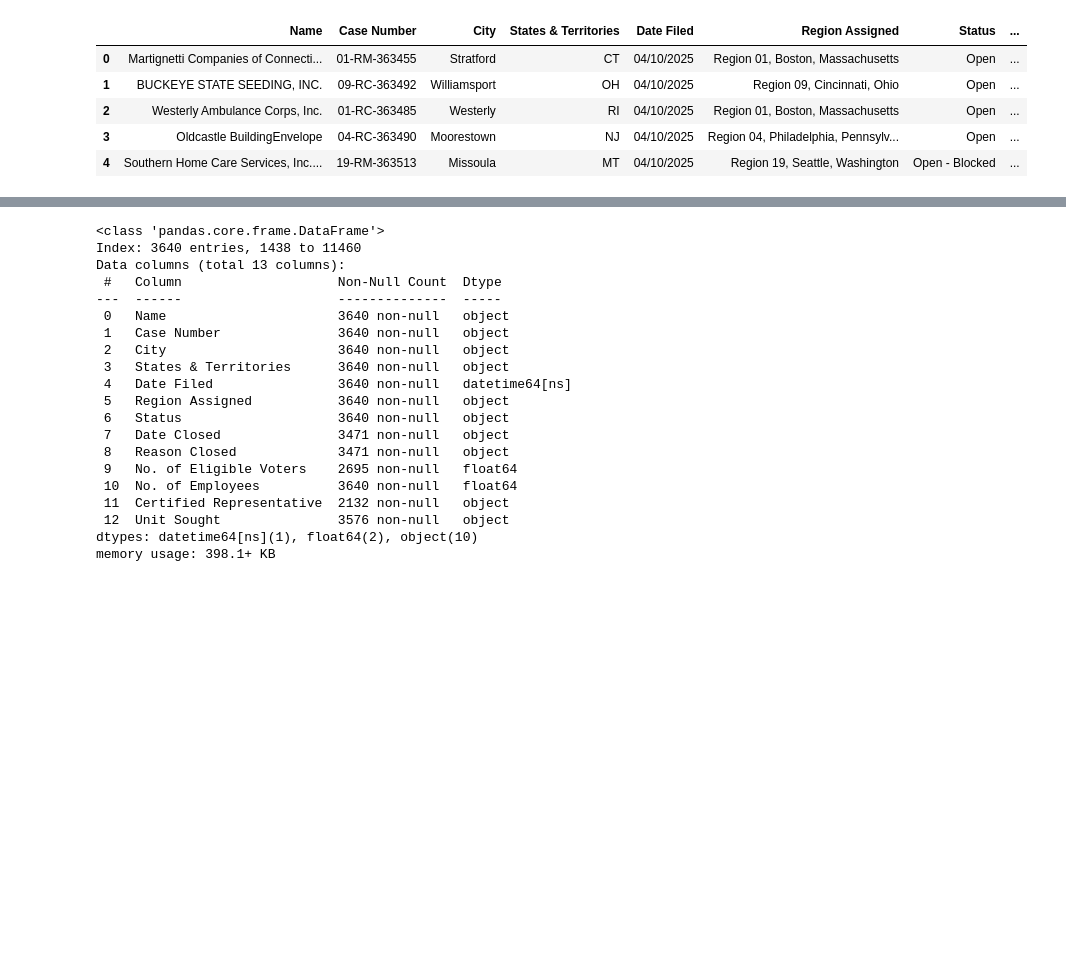
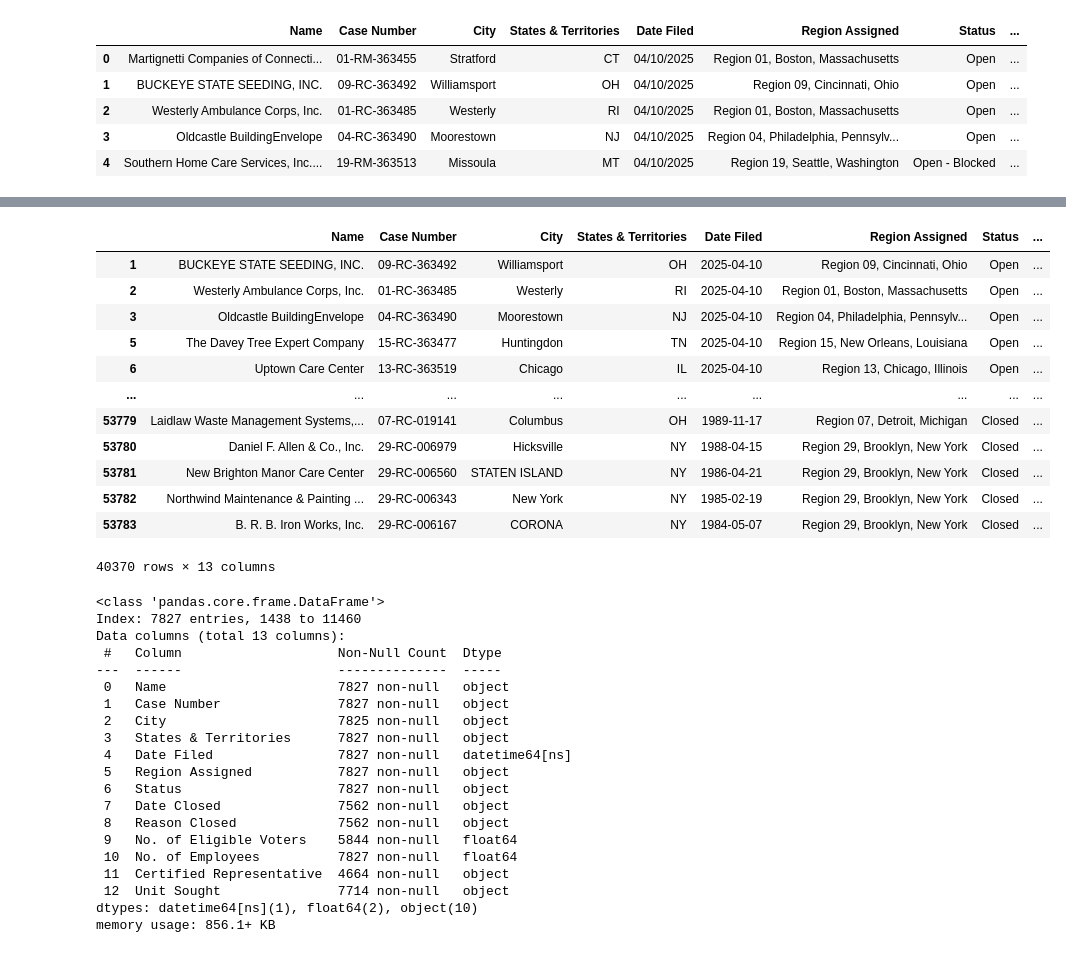
Before and after one commit to enielsen101/data_story, a Jupyter notebook: data_story.ipynb, the cells around one changed output, grey strips where cells are left out. Cells and saved outputs as stored; diff of their text form; code cells hidden in the pictures; blank space fills up the shorter version.

```diff
--- a/data_story.ipynb
+++ b/data_story.ipynb
@@ -100 +86,17 @@ df["Date Filed"] = pd.to_datetime(df["Date Filed"], errors="coerce")
+# %%
+filtered_df
+# %% [output]
+|  | Name | Case Number | City | States & Territories | Date Filed | Region Assigned | Status | ... |
+| 1 | BUCKEYE STATE SEEDING, INC. | 09-RC-363492 | Williamsport | OH | 2025-04-10 | Region 09, Cincinnati, Ohio | Open | ... |
+| 2 | Westerly Ambulance Corps, Inc. | 01-RC-363485 | Westerly | RI | 2025-04-10 | Region 01, Boston, Massachusetts | Open | ... |
+| 3 | Oldcastle BuildingEnvelope | 04-RC-363490 | Moorestown | NJ | 2025-04-10 | Region 04, Philadelphia, Pennsylv... | Open | ... |
+| 5 | The Davey Tree Expert Company | 15-RC-363477 | Huntingdon | TN | 2025-04-10 | Region 15, New Orleans, Louisiana | Open | ... |
+| 6 | Uptown Care Center | 13-RC-363519 | Chicago | IL | 2025-04-10 | Region 13, Chicago, Illinois | Open | ... |
+| ... | ... | ... | ... | ... | ... | ... | ... | ... |
+| 53779 | Laidlaw Waste Management Systems,... | 07-RC-019141 | Columbus | OH | 1989-11-17 | Region 07, Detroit, Michigan | Closed | ... |
+| 53780 | Daniel F. Allen & Co., Inc. | 29-RC-006979 | Hicksville | NY | 1988-04-15 | Region 29, Brooklyn, New York | Closed | ... |
+| 53781 | New Brighton Manor Care Center | 29-RC-006560 | STATEN ISLAND | NY | 1986-04-21 | Region 29, Brooklyn, New York | Closed | ... |
+| 53782 | Northwind Maintenance & Painting ... | 29-RC-006343 | New York | NY | 1985-02-19 | Region 29, Brooklyn, New York | Closed | ... |
+| 53783 | B. R. B. Iron Works, Inc. | 29-RC-006167 | CORONA | NY | 1984-05-07 | Region 29, Brooklyn, New York | Closed | ... |
+40370 rows × 13 columns
 # %%
@@ -105,26 +109,26 @@ df_fy_filtered = df.query(
 )
 # %%
 ## Get info on new dataset - #s do not match NLRB reports, so something went wrong
-df_fy_filtered.info()
+date_filed_df.info()
 # %% [output]
 <class 'pandas.core.frame.DataFrame'>
-Index: 3640 entries, 1438 to 11460
+Index: 7827 entries, 1438 to 11460
 Data columns (total 13 columns):
  #   Column                    Non-Null Count  Dtype
 ---  ------                    --------------  -----
- 0   Name                      3640 non-null   object
- 1   Case Number               3640 non-null   object
- 2   City                      3640 non-null   object
- 3   States & Territories      3640 non-null   object
- 4   Date Filed                3640 non-null   datetime64[ns]
- 5   Region Assigned           3640 non-null   object
- 6   Status                    3640 non-null   object
- 7   Date Closed               3471 non-null   object
- 8   Reason Closed             3471 non-null   object
- 9   No. of Eligible Voters    2695 non-null   float64
- 10  No. of Employees          3640 non-null   float64
- 11  Certified Representative  2132 non-null   object
- 12  Unit Sought               3576 non-null   object
+ 0   Name                      7827 non-null   object
+ 1   Case Number               7827 non-null   object
+ 2   City                      7825 non-null   object
+ 3   States & Territories      7827 non-null   object
+ 4   Date Filed                7827 non-null   datetime64[ns]
+ 5   Region Assigned           7827 non-null   object
+ 6   Status                    7827 non-null   object
+ 7   Date Closed               7562 non-null   object
+ 8   Reason Closed             7562 non-null   object
+ 9   No. of Eligible Voters    5844 non-null   float64
+ 10  No. of Employees          7827 non-null   float64
+ 11  Certified Representative  4664 non-null   object
+ 12  Unit Sought               7714 non-null   object
 dtypes: datetime64[ns](1), float64(2), object(10)
-memory usage: 398.1+ KB
+memory usage: 856.1+ KB
 # %%
```
Also changed, not shown: parts of 22 cells of this notebook, 9 other files.
